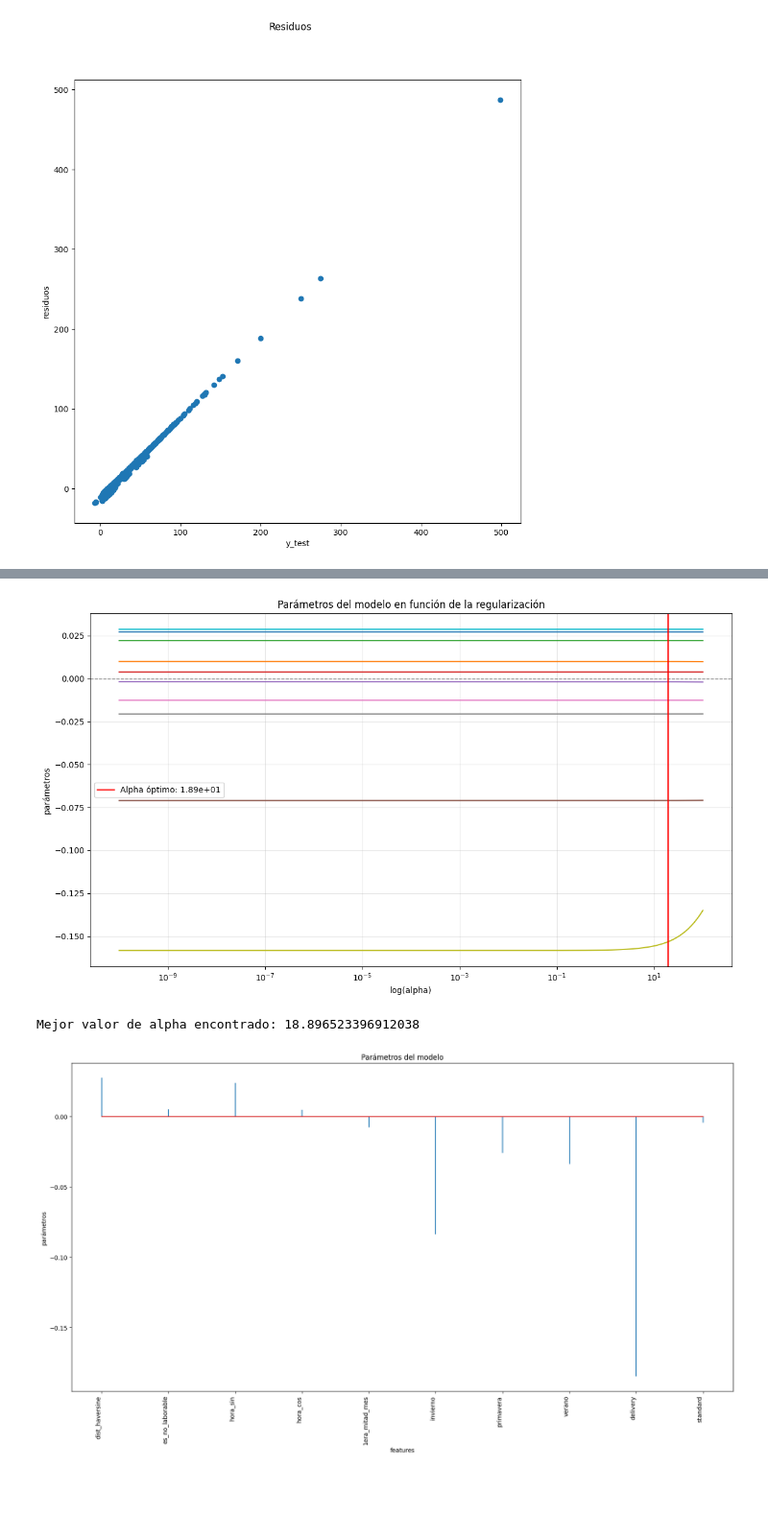
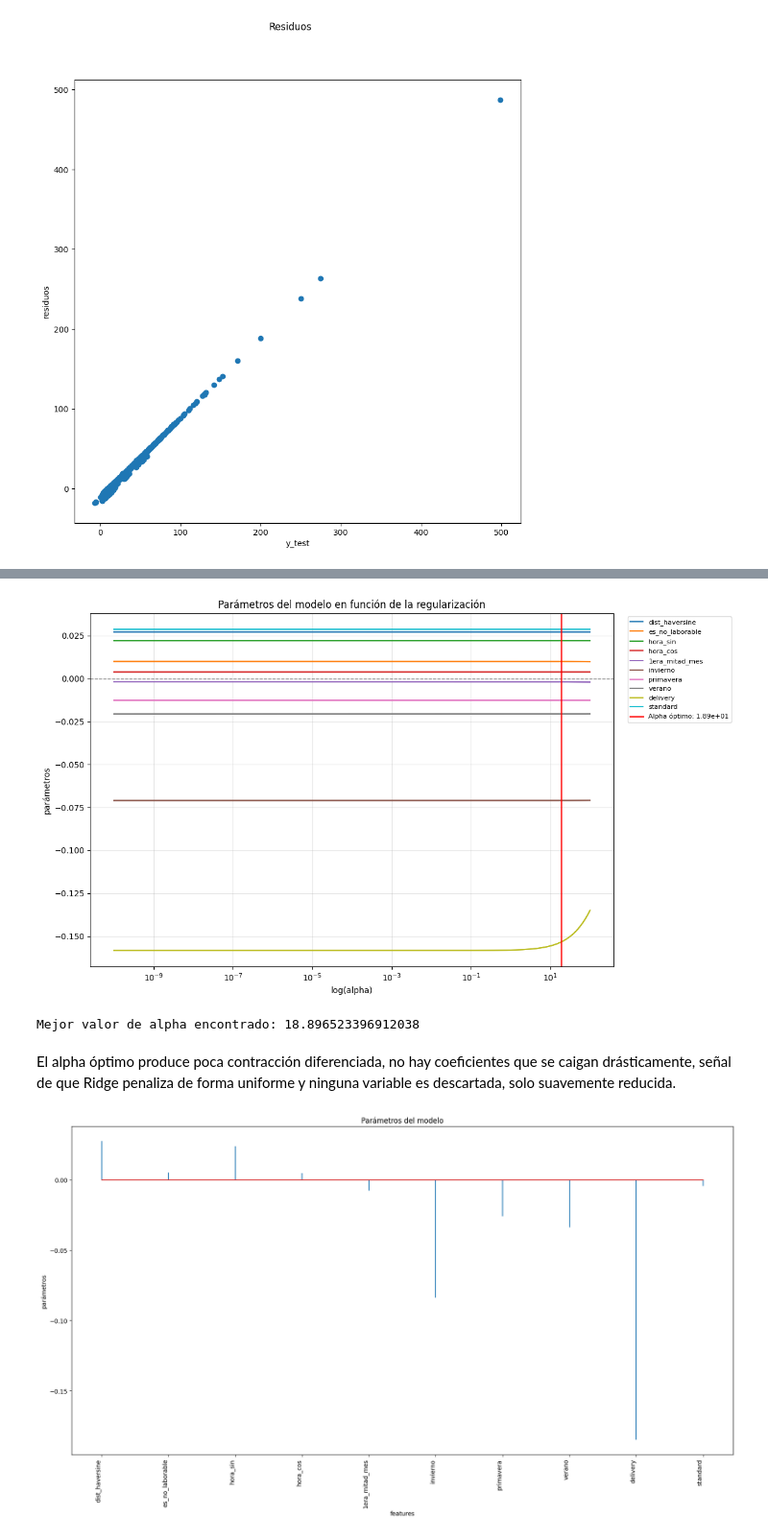
Before and after one commit to FedeZ2008/AA1-TUIA-2025C2-LEON-ZIMMER, a Jupyter notebook: TP1_Regresion.ipynb, the cells around one changed output, grey strips where cells are left out. Shown at 96% size. Saved outputs shown, nothing was run; the diff lists cells and outputs as text; code cells hidden in the pictures; blank space fills up the shorter version.

```diff
--- a/TP1_Regresion.ipynb
+++ b/TP1_Regresion.ipynb
@@ -671,32 +715,39 @@ _ = modelo.fit(X = X_train, y = y_train_scaled)
 # %%
 
 alphas = modelo.alphas
 coefs = []
 
 for alpha in alphas:
     modelo_temp = Ridge(alpha=alpha, fit_intercept=False)
     modelo_temp.fit(X_train, y_train_scaled)
     coefs.append(modelo_temp.coef_.flatten())
 
+coefs = np.array(coefs)
+
 fig, ax = plt.subplots(figsize=(12, 7))
+for i, feature in enumerate(X_train.columns):
+    ax.plot(alphas, coefs[:, i], label=feature)
+
 ax.plot(alphas, coefs)
 ax.set_xscale('log')
 ax.set_xlabel('log(alpha)')
 ax.set_ylabel('parámetros')
 ax.set_title('Parámetros del modelo en función de la regularización');
 ax.axhline(y=0, color='black', linestyle='--', alpha=0.5, linewidth=1)
 ax.axvline(x=modelo.alpha_, color='red', linestyle='-', alpha=0.8, linewidth=2,
            label=f'Alpha óptimo: {modelo.alpha_:.2e}')
 
 ax.grid(True, alpha=0.3)
-ax.legend()
+ax.legend(bbox_to_anchor=(1.02, 1), loc='upper left', fontsize=8)
 plt.tight_layout()
 plt.show()
 
 print(f"Mejor valor de alpha encontrado: {modelo.alpha_}")
 # %% [output]
-[figure, old version]
+[figure, new version]
 Mejor valor de alpha encontrado: 18.896523396912038
+# %% [markdown]
+El alpha óptimo produce poca contracción diferenciada, no hay coeficientes que se caigan drásticamente, señal de que Ridge penaliza de forma uniforme y ninguna variable es descartada, solo suavemente reducida.
 # %%
 # Parámetros del modelo
 
```
Also changed, not shown: parts of 21 cells of this notebook.
